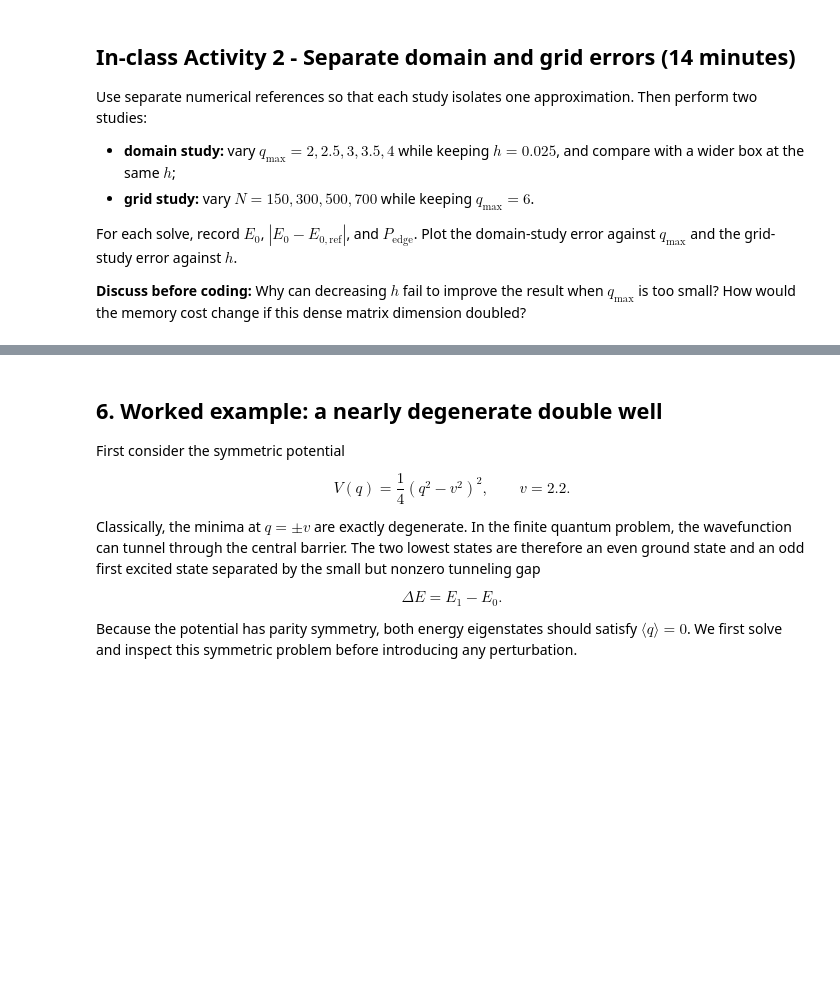
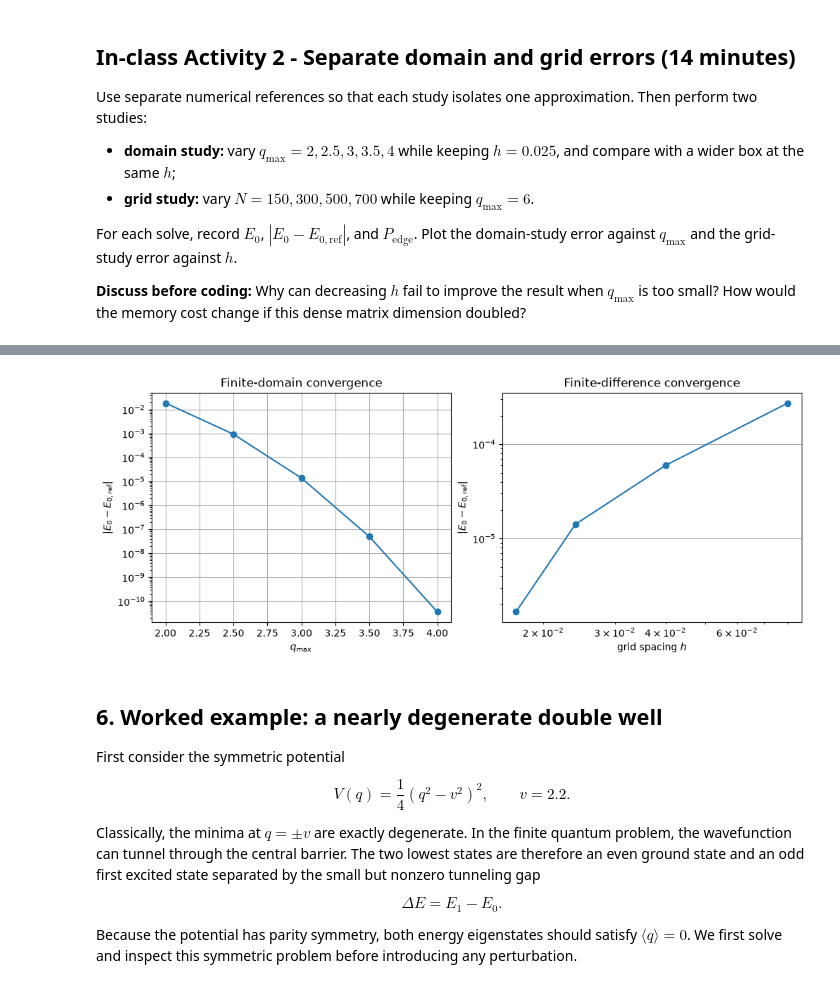
Before and after one commit to Mohommed729/gradcompphys, a Jupyter notebook: lectures/lecture13_eigen_10_20_26.ipynb, the cells around one changed output, grey strips where cells are left out. Cells and saved outputs as stored; diff of their text form; code cells hidden in the pictures; blank space fills up the shorter version.

```diff
--- a/lectures/lecture13_eigen_10_20_26.ipynb
+++ b/lectures/lecture13_eigen_10_20_26.ipynb
@@ -611,7 +648,7 @@ for q_max_i in [2.0, 2.5, 3.0, 3.5, 4.0]:
     interval_count_i = int(round(2.0 * q_max_i / 0.025))
 
     # TODO: solve for the ground state at this q_max and interval count.
-    result_i = ...
+    result_i = solve_low_energy_states(q_max_i, interval_count_i, quartic_function, state_count=1)
 
     # Unpack only the quantities needed for convergence diagnostics.
     grid_i, h_i, energy_i, wavefunction_i = (
@@ -621,7 +658,7 @@ for q_max_i in [2.0, 2.5, 3.0, 3.5, 4.0]:
     edge_i = np.abs(grid_i["q"]) > 0.9 * q_max_i
 
     # TODO: compute the probability in the outer 10% of the box.
-    edge_probability_i = ...
+    edge_probability_i = h_i * np.sum(np.abs(wavefunction_i[edge_i]) ** 2)
 
     # Compare with the fixed-spacing wide-box reference.
     convergence_rows.append({
@@ -640,7 +677,7 @@ for interval_count_i in [150, 300, 500, 700]:
     q_max_i = 6.0
 
     # TODO: solve for the ground state at this fixed domain and grid size.
-    result_i = ...
+    result_i = solve_low_energy_states(q_max_i, interval_count_i, quartic_function, state_count=1)
 
     # Unpack only the quantities needed for convergence diagnostics.
     grid_i, h_i, energy_i, wavefunction_i = (
@@ -667,25 +715,27 @@ convergence_df
 # %%
 # TODO: select the domain-study and grid-study rows from convergence_df.
-domain_df = ...
+domain_df = convergence_df[convergence_df["study"] == "domain"]
 # TODO: select the grid-study rows from convergence_df.
-grid_df = ...
+grid_df = convergence_df[convergence_df["study"] == "grid"]
 
 # Place domain and grid convergence side by side for comparison.
 fig, axes = plt.subplots(1, 2, figsize=(10, 4), constrained_layout=True)
 
 # TODO: plot domain-study absolute_error versus q_max on a logarithmic y-axis.
-...
+axes[0].semilogy(domain_df["q_max"], domain_df["absolute_error"], marker="o", label="Absolute Error")
 
 # TODO: plot grid-study absolute_error versus h on log-log axes.
-...
+axes[1].loglog(grid_df["h"], grid_df["absolute_error"], marker="o", label="Absolute Error")
 
 # Add physical axis labels only after the student-generated curves exist.
 axes[0].set(xlabel=r"$q_{\max}$", ylabel=r"$|E_0-E_{0,\mathrm{ref}}|$",
             title="Finite-domain convergence")
 axes[1].set(xlabel=r"grid spacing $h$", ylabel=r"$|E_0-E_{0,\mathrm{ref}}|$",
             title="Finite-difference convergence")
 # Render both panels together.
 plt.show()
+# %% [output]
+[figure, added]
 # %% [markdown]
 ## 6. Worked example: a nearly degenerate double well
 
```
Also changed, not shown: parts of 8 cells of this notebook, 2 other files.
